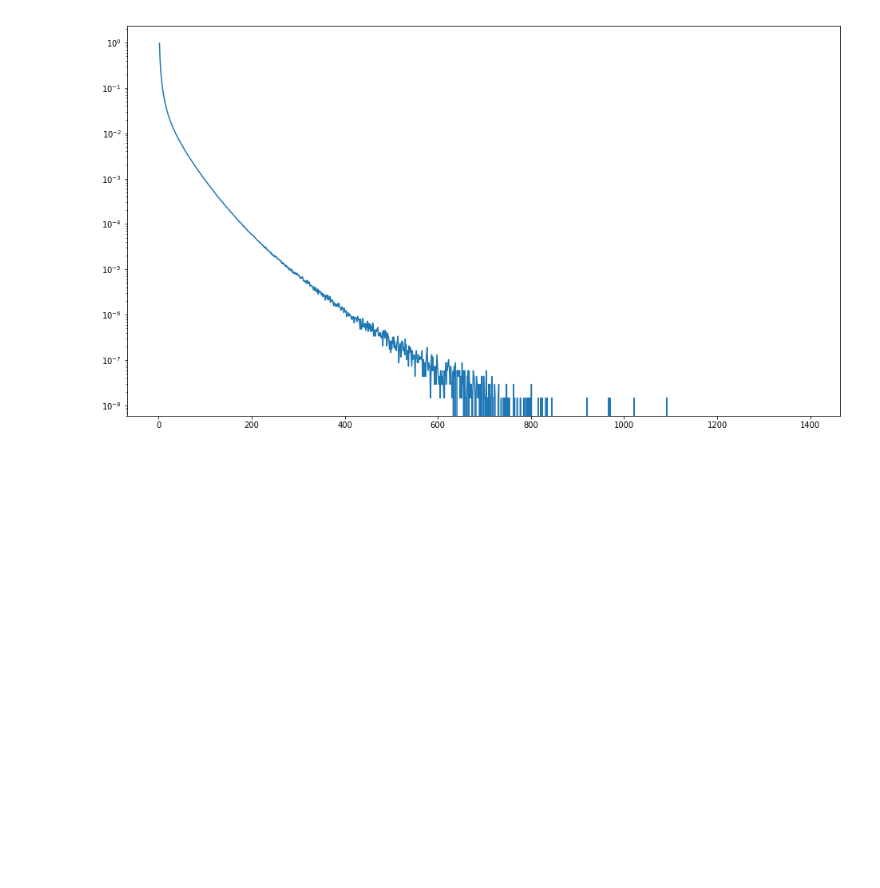
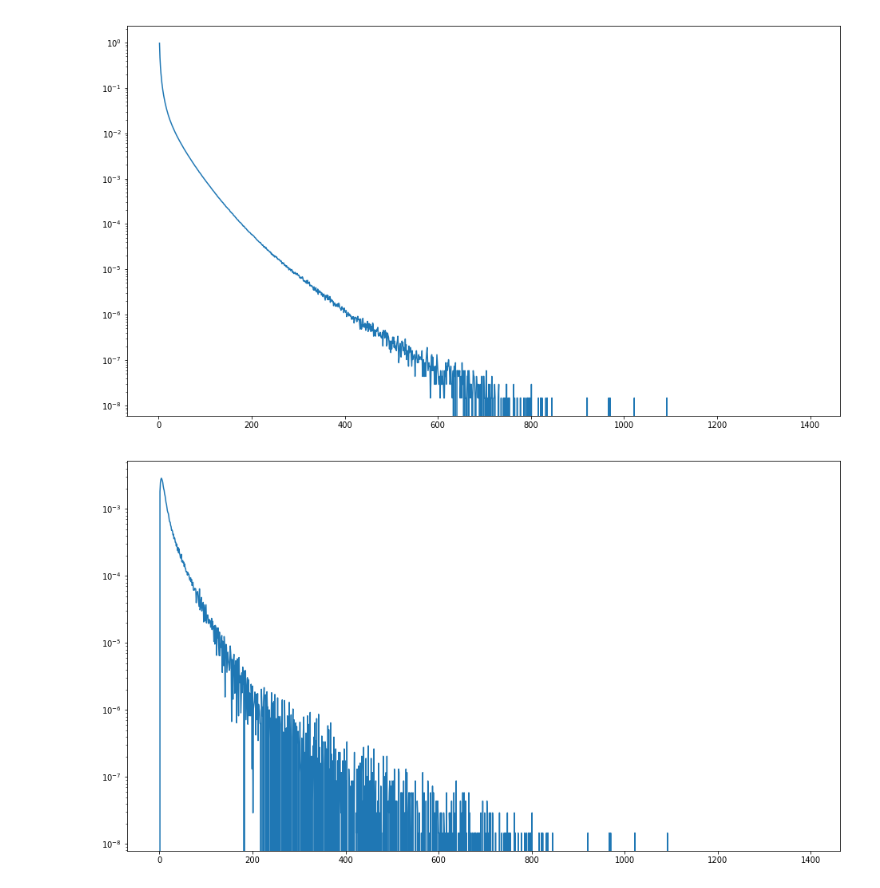
Before and after one commit to lukasgeyrhofer/flippingbits, a Jupyter notebook: dynamics.ipynb, the cells around one changed output. Drawn from its saved outputs; the diff is of its cells as text; code cells hidden in the pictures; blank space fills up the shorter version.

```diff
--- a/dynamics.ipynb
+++ b/dynamics.ipynb
@@ -457,3 +457,10 @@ plt.plot(Psn/Pn)
 plt.show()
 # %% [output]
 [figure]
+# %%
+plt.yscale('log')
+plt.plot(-np.diff(Psn)[:])
+plt.
+plt.show()
+# %% [output]
+[figure, added]
```
Also changed, not shown: parts of 3 cells of this notebook, 2 other files.
